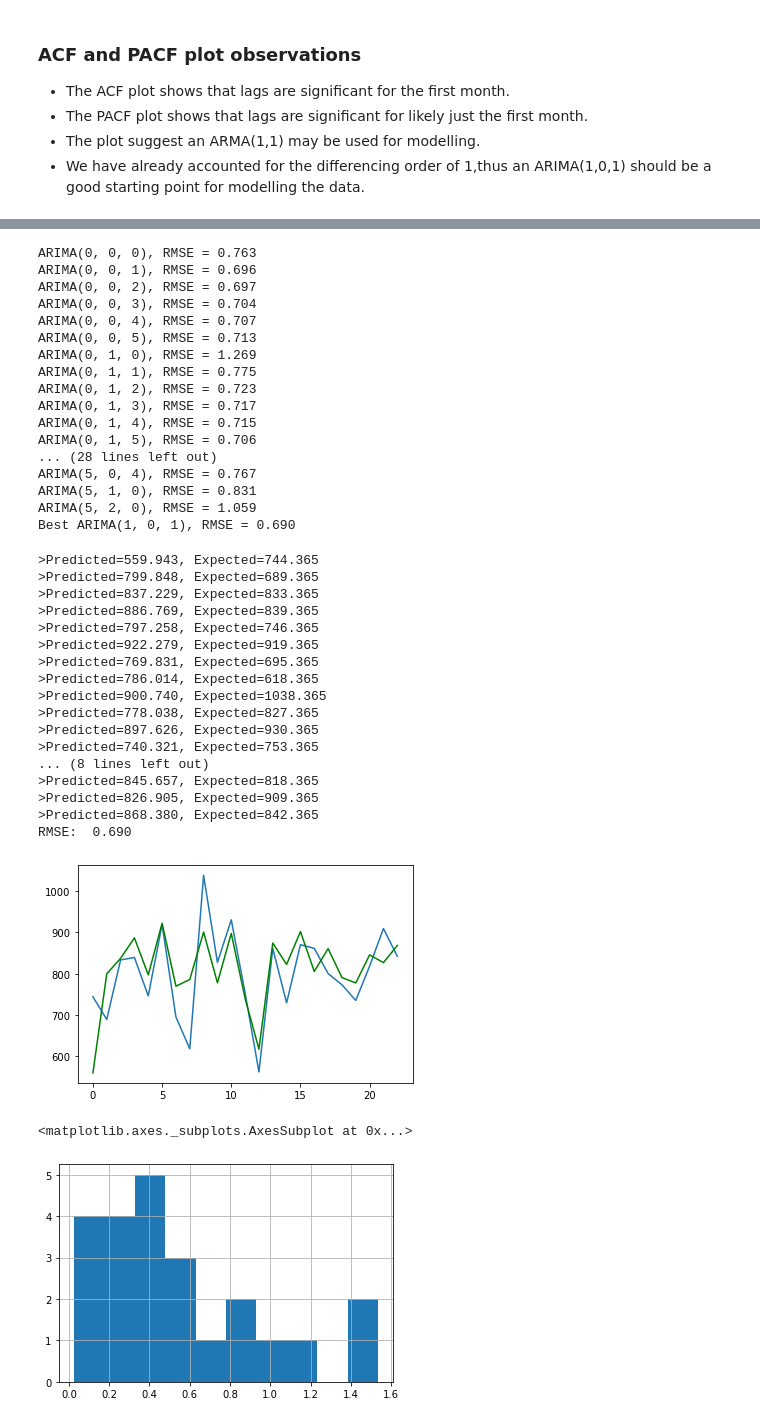
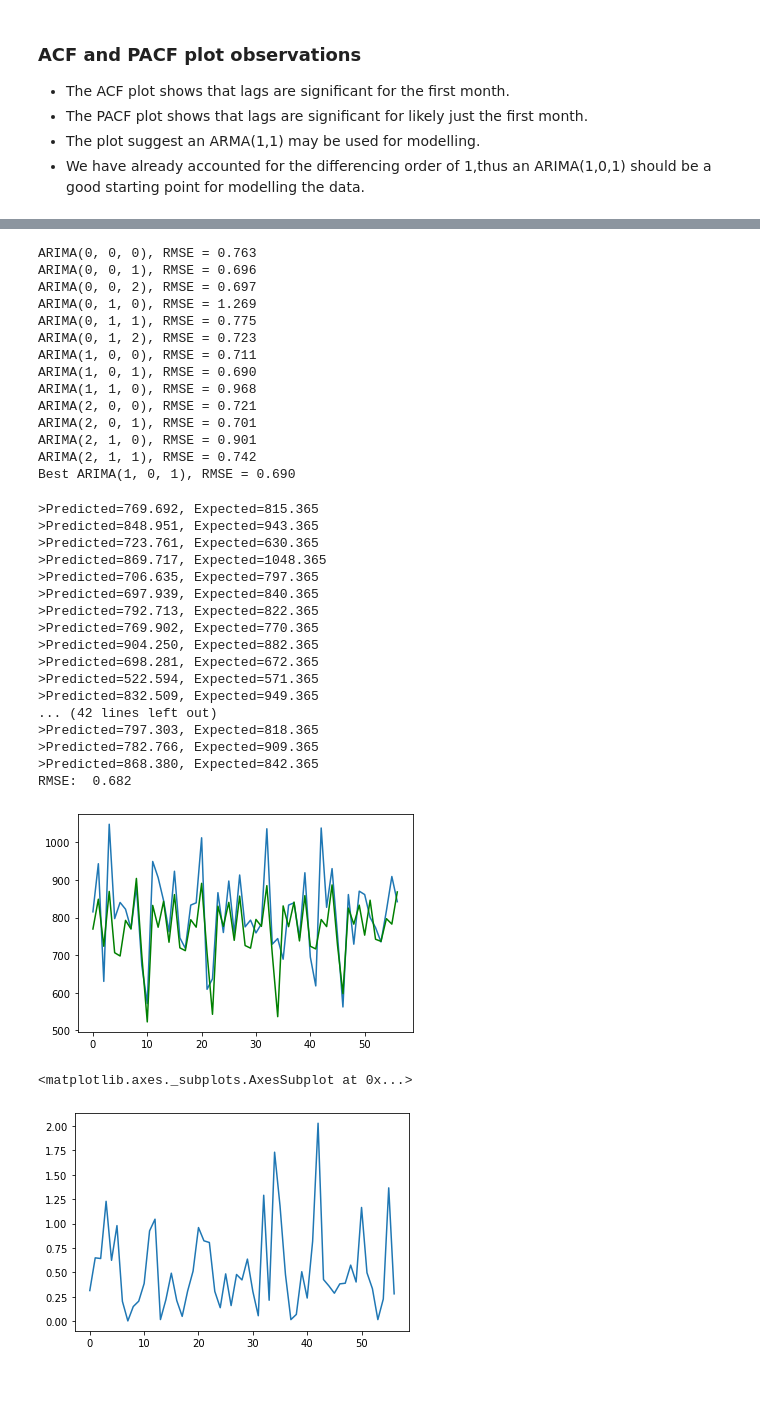
Before and after one commit to grantrzchan/HTX_Armed_Robberies, a Jupyter notebook: HTX_Robberies_ARIMA.ipynb, the cells around one changed output, grey strips where cells are left out. Saved outputs shown, nothing was run; the diff lists cells and outputs as text; code cells hidden in the pictures; blank space fills up the shorter version.

```diff
--- a/HTX_Robberies_ARIMA.ipynb
+++ b/HTX_Robberies_ARIMA.ipynb
@@ -159,8 +159,8 @@ plt.show()
 X = data_set.values
 X = X.astype('float32')
 
-#start with train set of 80%
-train_size = int(0.8*len(X))
+#start with train set of 50%
+train_size = int(0.5*len(X))
 train_set, test_set = X[0:train_size], X[train_size::]
 # %%
 #use walk forward validation to create baseline prediction forecast using the persistence model
@@ -297,7 +297,7 @@ from statsmodels.tsa.arima_model import ARIMA
 #create training set and test set
 X = normalized_data_set.values
 X = X.astype('float32')
-X_size = int(0.8*len(X))
+X_size = int(0.5*len(X))
 train_data_annual_vol, train_data_month_avg = data_annual_vol[0:X_size], data_month_avg[0:X_size]
 test_data_annual_vol, test_data_month_avg = data_annual_vol[X_size:], data_month_avg[X_size:]
 train_X, test_X = X[0:X_size], X[X_size:]
@@ -307,8 +307,8 @@ arima_hist = [x for x in train_X]
 arima_pred = []
 for i in range(len(test_X)):
     # predict
-    model = ARIMA(arima_hist, order=(1,0,1))
-    model_fit = model.fit(disp=0)
+    arima_model = ARIMA(arima_hist, order=(1,0,1))
+    arima_model_fit = model.fit(disp=0)
     arima_y_hat = model_fit.forecast()[0]
     arima_pred.append(arima_y_hat)
     # observation
@@ -393,9 +393,9 @@ def evaluate_models(data, p_val, d_val, q_val):
     return best_config
 # %%
 #evaluate data set with all possible hyperparameter configurations
-p_val = range(0,6)
-d_val = range(0,3)
-q_val = range(0,6)
+p_val = range(0,3)
+d_val = range(0,2)
+q_val = range(0,3)
 
 #turn off verbose warning messages
 import warnings
@@ -405,19 +405,16 @@ best_config = evaluate_models(X, p_val, d_val, q_val)
 ARIMA(0, 0, 0), RMSE = 0.763
 ARIMA(0, 0, 1), RMSE = 0.696
 ARIMA(0, 0, 2), RMSE = 0.697
-ARIMA(0, 0, 3), RMSE = 0.704
-ARIMA(0, 0, 4), RMSE = 0.707
-ARIMA(0, 0, 5), RMSE = 0.713
 ARIMA(0, 1, 0), RMSE = 1.269
 ARIMA(0, 1, 1), RMSE = 0.775
 ARIMA(0, 1, 2), RMSE = 0.723
-ARIMA(0, 1, 3), RMSE = 0.717
-ARIMA(0, 1, 4), RMSE = 0.715
-ARIMA(0, 1, 5), RMSE = 0.706
-... (28 lines left out)
-ARIMA(5, 0, 4), RMSE = 0.767
-ARIMA(5, 1, 0), RMSE = 0.831
-ARIMA(5, 2, 0), RMSE = 1.059
+ARIMA(1, 0, 0), RMSE = 0.711
+ARIMA(1, 0, 1), RMSE = 0.690
+ARIMA(1, 1, 0), RMSE = 0.968
+ARIMA(2, 0, 0), RMSE = 0.721
+ARIMA(2, 0, 1), RMSE = 0.701
+ARIMA(2, 1, 0), RMSE = 0.901
+ARIMA(2, 1, 1), RMSE = 0.742
 Best ARIMA(1, 0, 1), RMSE = 0.690
 # %%
 #try the optimal ARIMA model
@@ -432,8 +429,8 @@ arima_pred = []
 resid = []
 for i in range(len(test_X)):
     # predict
-    model = ARIMA(arima_hist, order=best_config)
-    model_fit = model.fit(disp=0)
+    best_arima_model = ARIMA(arima_hist, order=best_config)
+    best_arima_model_fit = model.fit(disp=0)
     arima_y_hat = model_fit.forecast()[0]
     arima_pred.append(arima_y_hat)
     # observation
@@ -450,32 +447,32 @@ for i in range(len(test_X)):
 rmse = sqrt(mse(test_X, arima_pred))
 print(f'RMSE: {rmse: .3f}')
 # %% [output]
->Predicted=559.943, Expected=744.365
->Predicted=799.848, Expected=689.365
->Predicted=837.229, Expected=833.365
->Predicted=886.769, Expected=839.365
->Predicted=797.258, Expected=746.365
->Predicted=922.279, Expected=919.365
->Predicted=769.831, Expected=695.365
->Predicted=786.014, Expected=618.365
->Predicted=900.740, Expected=1038.365
->Predicted=778.038, Expected=827.365
->Predicted=897.626, Expected=930.365
->Predicted=740.321, Expected=753.365
-... (8 lines left out)
->Predicted=845.657, Expected=818.365
->Predicted=826.905, Expected=909.365
+>Predicted=769.692, Expected=815.365
+>Predicted=848.951, Expected=943.365
+>Predicted=723.761, Expected=630.365
+>Predicted=869.717, Expected=1048.365
+>Predicted=706.635, Expected=797.365
+>Predicted=697.939, Expected=840.365
+>Predicted=792.713, Expected=822.365
+>Predicted=769.902, Expected=770.365
+>Predicted=904.250, Expected=882.365
+>Predicted=698.281, Expected=672.365
+>Predicted=522.594, Expected=571.365
+>Predicted=832.509, Expected=949.365
+... (42 lines left out)
+>Predicted=797.303, Expected=818.365
+>Predicted=782.766, Expected=909.365
 >Predicted=868.380, Expected=842.365
-RMSE:  0.690
+RMSE:  0.682
 # %%
 plot_results(test_X, arima_pred)
 # %% [output]
-[figure, old version]
+[figure, new version]
 # %%
 resid_101 = resid
 resid_101 = pd.Series(resid_101)
 # %%
-resid_101.hist()
+resid_101.plot()
 # %% [output]
 <matplotlib.axes._subplots.AxesSubplot at 0x...>
-[figure, old version]
+[figure, new version]
```
Also changed, not shown: parts of 13 cells of this notebook.
